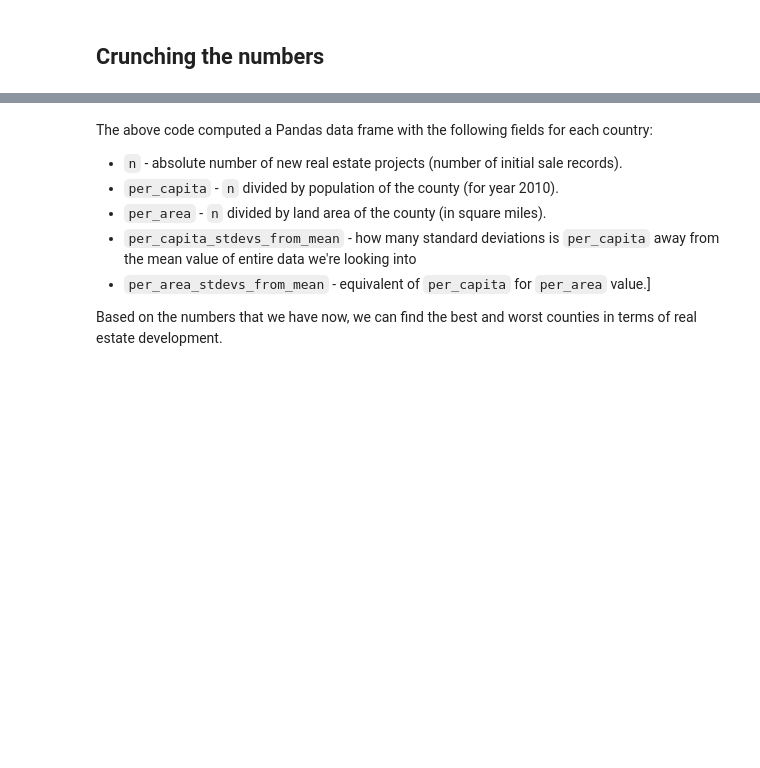
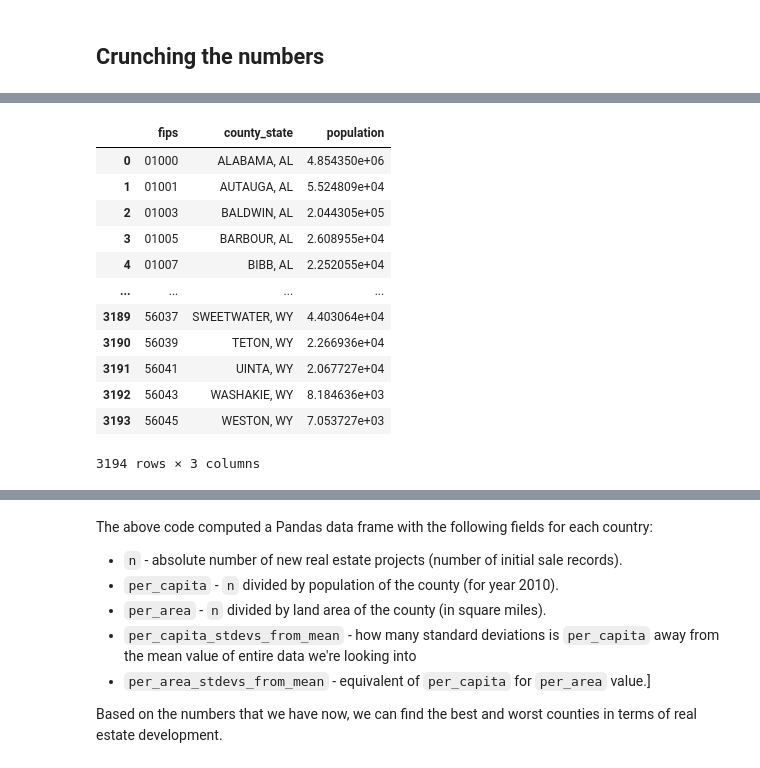
Before and after one commit to dolthub/data-analysis, a Jupyter notebook: nimby-vs-yimby/nimby-vs-yimby.ipynb, the cells around one changed output, grey strips where cells are left out. Drawn from its saved outputs; the diff is of its cells as text; code cells hidden in the pictures; blank space fills up the shorter version.

```diff
--- a/nimby-vs-yimby/nimby-vs-yimby.ipynb
+++ b/nimby-vs-yimby/nimby-vs-yimby.ipynb
@@ -32 +132,29 @@ We are utilizing [US counties dataset](https://www.openintro.org/data/index.php?
+# %%
+est_pop_columns = [ "POPESTIMATE{}".format(year) for year in range(2010, 2021)]
+
+df_county_pop = pd.DataFrame(df_census_pop_raw[["STATE", "COUNTY", "STNAME", "CTYNAME"] + est_pop_columns])
+col = df_county_pop.loc[:, "POPESTIMATE2010":"POPESTIMATE2020"]
+df_county_pop['population'] = col.mean(axis=1)
+df_county_pop['fips'] = df_county_pop['STATE'] + df_county_pop['COUNTY']
+df_county_pop['CTYNAME'] = df_county_pop['CTYNAME'].apply(cleanup_county)
+del df_county_pop['STATE']
+df_county_pop = df_county_pop.rename(columns={'STNAME': 'state'})
+df_county_pop = pd.merge(df_county_pop, states_df, on='state')
+df_county_pop['county_state'] = df_county_pop['CTYNAME'] + ', ' + df_county_pop['code']
+df_county_pop = df_county_pop[["fips", "county_state", "population"]]
+df_county_pop
+# %% [output]
+|  | fips | county_state | population |
+| 0 | 01000 | ALABAMA, AL | 4.854350e+06 |
+| 1 | 01001 | AUTAUGA, AL | 5.524809e+04 |
+| 2 | 01003 | BALDWIN, AL | 2.044305e+05 |
+| 3 | 01005 | BARBOUR, AL | 2.608955e+04 |
+| 4 | 01007 | BIBB, AL | 2.252055e+04 |
+| ... | ... | ... | ... |
+| 3189 | 56037 | SWEETWATER, WY | 4.403064e+04 |
+| 3190 | 56039 | TETON, WY | 2.266936e+04 |
+| 3191 | 56041 | UINTA, WY | 2.067727e+04 |
+| 3192 | 56043 | WASHAKIE, WY | 8.184636e+03 |
+| 3193 | 56045 | WESTON, WY | 7.053727e+03 |
+3194 rows × 3 columns
 # %%
```
Also changed, not shown: parts of 4 cells of this notebook.
